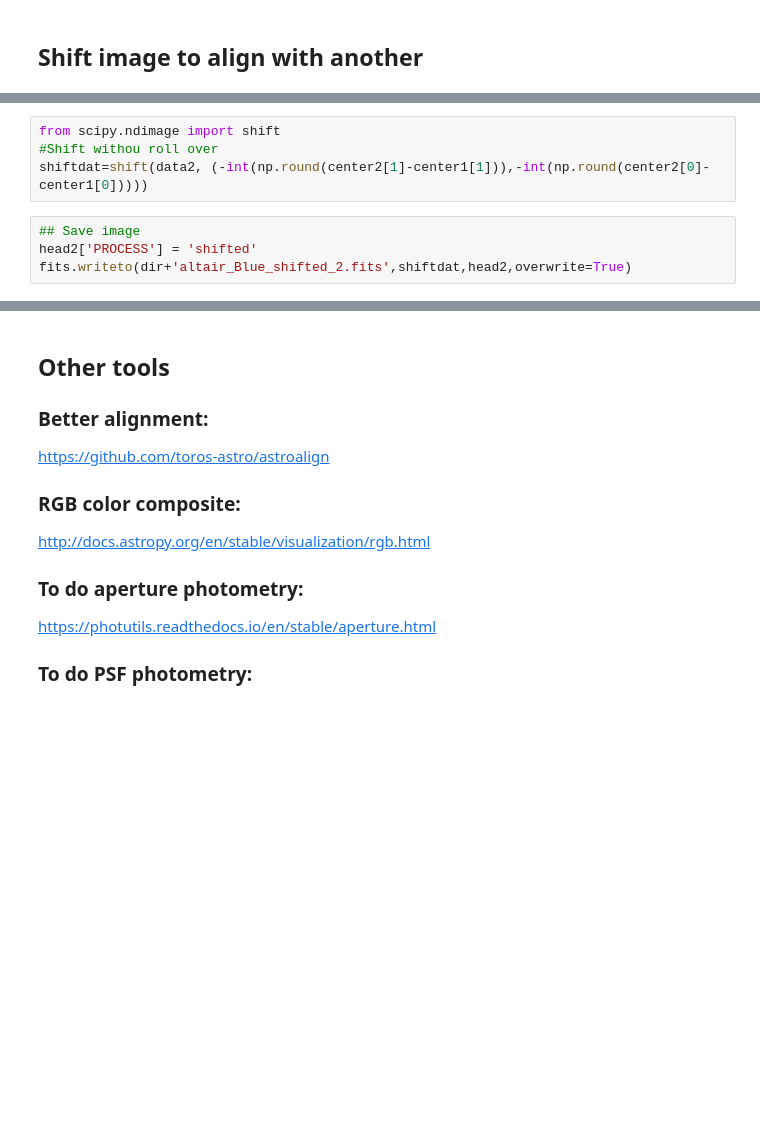
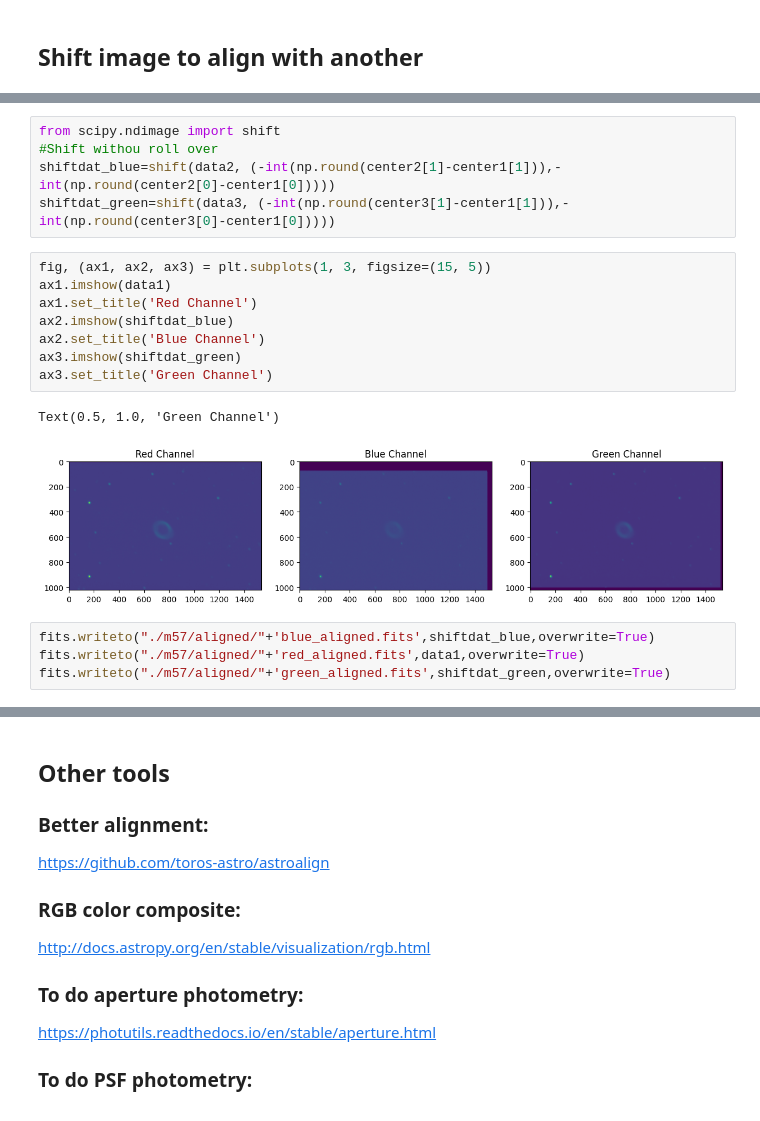
Before and after one commit to wisewizardofthestars/LA, a Jupyter notebook: IV-Image_Alignment.ipynb, the cells around one changed output, grey strips where cells are left out. Saved outputs shown, nothing was run; the diff lists cells and outputs as text; blank space fills up the shorter version.

```diff
--- a/IV-Image_Alignment.ipynb
+++ b/IV-Image_Alignment.ipynb
@@ -65,8 +79,20 @@ fits.writeto(dir+'altair_Blue_shifted.fits',shiftdata2,head2,overwrite=True)
 # %%
 from scipy.ndimage import shift
 #Shift withou roll over
-shiftdat=shift(data2, (-int(np.round(center2[1]-center1[1])),-int(np.round(center2[0]-center1[0]))))
+shiftdat_blue=shift(data2, (-int(np.round(center2[1]-center1[1])),-int(np.round(center2[0]-center1[0]))))
+shiftdat_green=shift(data3, (-int(np.round(center3[1]-center1[1])),-int(np.round(center3[0]-center1[0]))))
-# %%
-## Save image
-head2['PROCESS'] = 'shifted'
-fits.writeto(dir+'altair_Blue_shifted_2.fits',shiftdat,head2,overwrite=True)
+# %%
+fig, (ax1, ax2, ax3) = plt.subplots(1, 3, figsize=(15, 5))
+ax1.imshow(data1)
+ax1.set_title('Red Channel')
+ax2.imshow(shiftdat_blue)
+ax2.set_title('Blue Channel')
+ax3.imshow(shiftdat_green)
+ax3.set_title('Green Channel')
+# %% [output]
+Text(0.5, 1.0, 'Green Channel')
+[figure, added]
+# %%
+fits.writeto("./m57/aligned/"+'blue_aligned.fits',shiftdat_blue,overwrite=True)
+fits.writeto("./m57/aligned/"+'red_aligned.fits',data1,overwrite=True)
+fits.writeto("./m57/aligned/"+'green_aligned.fits',shiftdat_green,overwrite=True)
```
Also changed, not shown: parts of 12 cells of this notebook, 3 other files.
